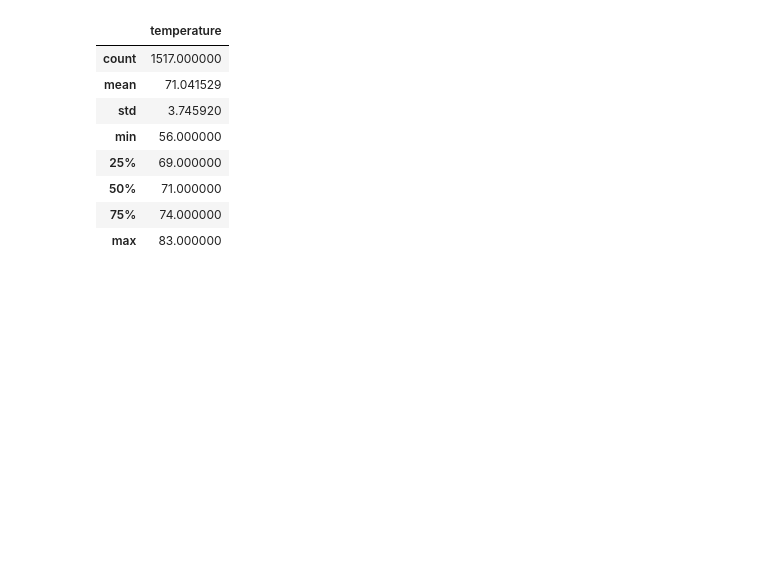
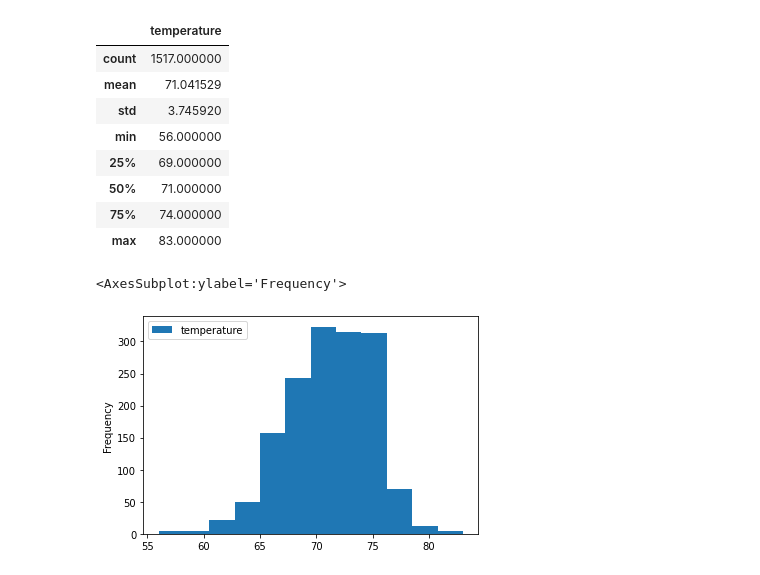
Before and after one commit to scottwesley31/surfs_up, a Jupyter notebook: SurfsUp_Challenge.ipynb, the cells around one changed output. Drawn from its saved outputs; the diff is of its cells as text; code cells hidden in the pictures; blank space fills up the shorter version.

```diff
--- a/SurfsUp_Challenge.ipynb
+++ b/SurfsUp_Challenge.ipynb
@@ -121,9 +130,9 @@ december_temps
  ...]
 # %%
 # 8. Create a DataFrame from the list of temperatures for the month of December.
-df = pd.DataFrame(december_temps, columns=['date','temperature'])
-df.set_index(df['date'], inplace=True)
-print(df.to_string(index=False))
+df2 = pd.DataFrame(december_temps, columns=['date','temperature'])
+df2.set_index(df2['date'], inplace=True)
+print(df2.to_string(index=False))
 # %% [output]
       date  temperature
 2010-12-01         76.0
@@ -155,3 +164,9 @@ df.describe()
 | 50% | 71.000000 |
 | 75% | 74.000000 |
 | max | 83.000000 |
+# %%
+# Create a histogram with 12 bins
+df2.plot.hist(bins=12)
+# %% [output]
+<AxesSubplot:ylabel='Frequency'>
+[figure, added]
```
Also changed, not shown: parts of 2 cells of this notebook.
